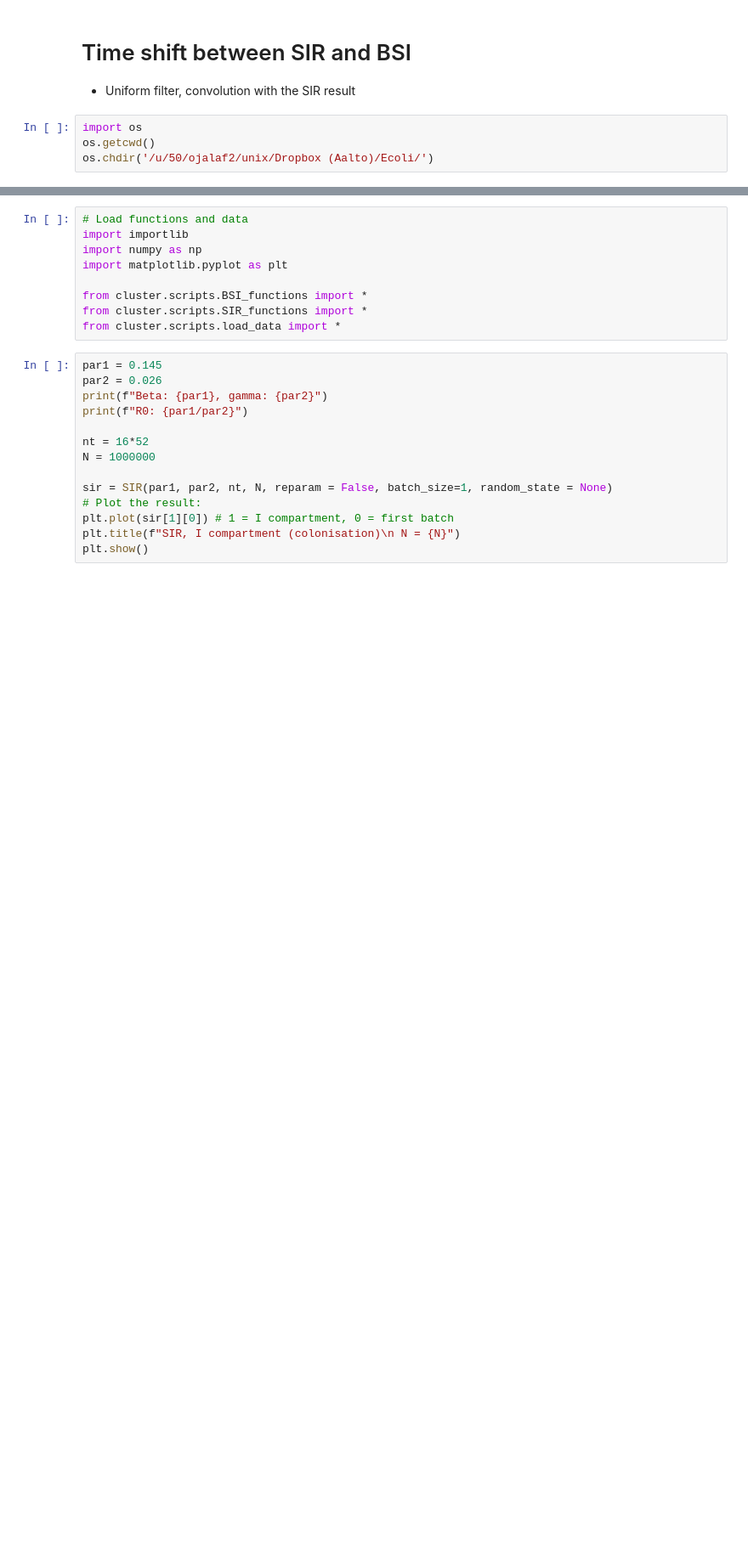
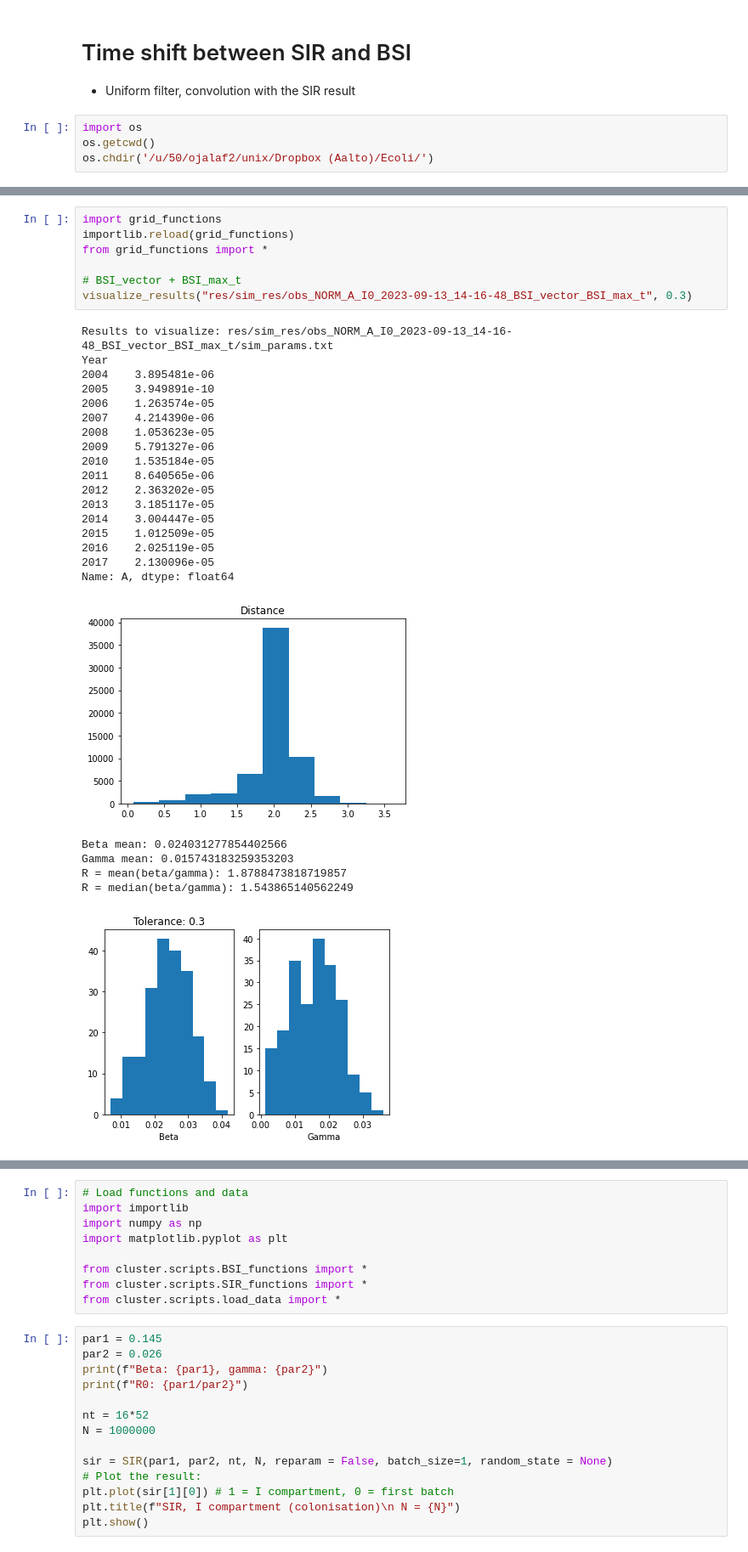
Before and after one commit to fanoja/Ecoli-R0, a Jupyter notebook: grid/time shift.ipynb, the cells around one changed output, grey strips where cells are left out. Shown at 85% size. Saved outputs shown, nothing was run; the diff lists cells and outputs as text; blank space fills up the shorter version.

```diff
--- a/grid/time shift.ipynb
+++ b/grid/time shift.ipynb
@@ -8,0 +88,31 @@ os.chdir('/u/50/ojalaf2/unix/Dropbox (Aalto)/Ecoli/')
+# %%
+import grid_functions
+importlib.reload(grid_functions)
+from grid_functions import *
+
+# BSI_vector + BSI_max_t
+visualize_results("res/sim_res/obs_NORM_A_I0_2023-09-13_14-16-48_BSI_vector_BSI_max_t", 0.3)
+# %% [output]
+Results to visualize: res/sim_res/obs_NORM_A_I0_2023-09-13_14-16-48_BSI_vector_BSI_max_t/sim_params.txt
+Year
+2004    3.895481e-06
+2005    3.949891e-10
+2006    1.263574e-05
+2007    4.214390e-06
+2008    1.053623e-05
+2009    5.791327e-06
+2010    1.535184e-05
+2011    8.640565e-06
+2012    2.363202e-05
+2013    3.185117e-05
+2014    3.004447e-05
+2015    1.012509e-05
+2016    2.025119e-05
+2017    2.130096e-05
+Name: A, dtype: float64
+[figure, added]
+Beta mean: 0.024031277854402566
+Gamma mean: 0.015743183259353203
+R = mean(beta/gamma): 1.8788473818719857
+R = median(beta/gamma): 1.543865140562249
+[figure, added]
```
Also changed, not shown: parts of 7 cells of this notebook, 1 other file.
